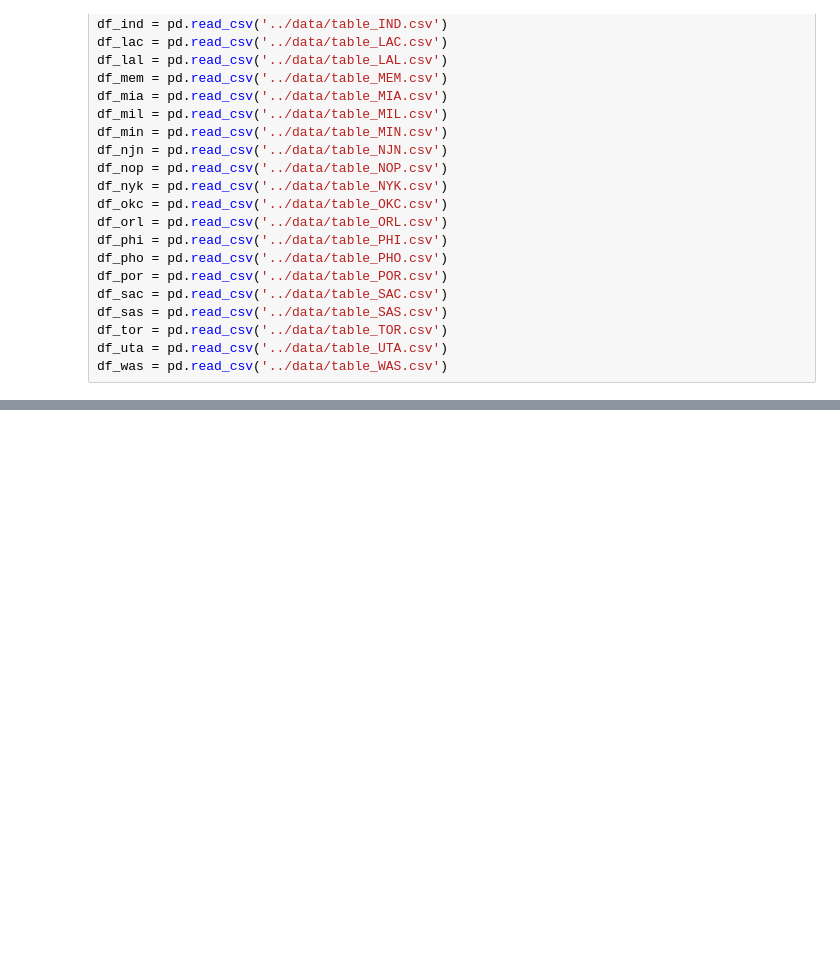
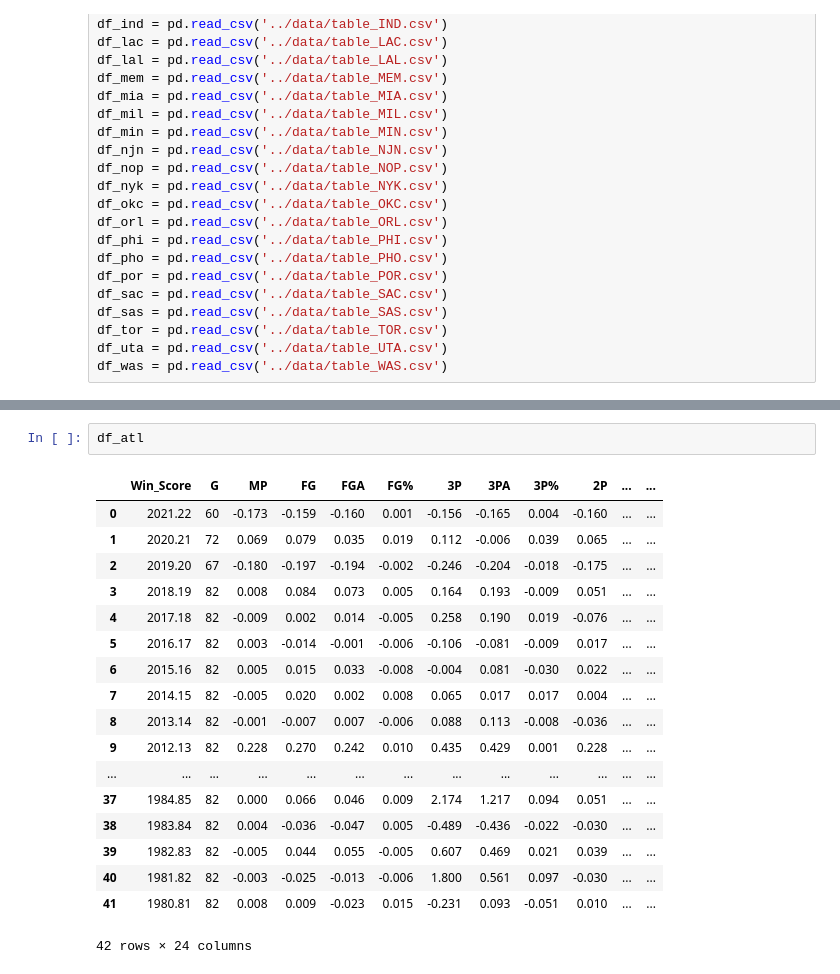
Before and after one commit to almulldreyer/machine-learning-project-4, a Jupyter notebook: main/Random_forest.ipynb, the cells around one changed output, grey strips where cells are left out. Saved outputs shown, nothing was run; the diff lists cells and outputs as text; blank space fills up the shorter version.

```diff
--- a/main/Random_forest.ipynb
+++ b/main/Random_forest.ipynb
@@ -59,0 +44,21 @@ df_was = pd.read_csv('../data/table_WAS.csv')
+# %%
+df_atl
+# %% [output]
+|  | Win_Score | G | MP | FG | FGA | FG% | 3P | 3PA | 3P% | 2P | ... | ... |
+| 0 | 2021.22 | 60 | -0.173 | -0.159 | -0.160 | 0.001 | -0.156 | -0.165 | 0.004 | -0.160 | ... | ... |
+| 1 | 2020.21 | 72 | 0.069 | 0.079 | 0.035 | 0.019 | 0.112 | -0.006 | 0.039 | 0.065 | ... | ... |
+| 2 | 2019.20 | 67 | -0.180 | -0.197 | -0.194 | -0.002 | -0.246 | -0.204 | -0.018 | -0.175 | ... | ... |
+| 3 | 2018.19 | 82 | 0.008 | 0.084 | 0.073 | 0.005 | 0.164 | 0.193 | -0.009 | 0.051 | ... | ... |
+| 4 | 2017.18 | 82 | -0.009 | 0.002 | 0.014 | -0.005 | 0.258 | 0.190 | 0.019 | -0.076 | ... | ... |
+| 5 | 2016.17 | 82 | 0.003 | -0.014 | -0.001 | -0.006 | -0.106 | -0.081 | -0.009 | 0.017 | ... | ... |
+| 6 | 2015.16 | 82 | 0.005 | 0.015 | 0.033 | -0.008 | -0.004 | 0.081 | -0.030 | 0.022 | ... | ... |
+| 7 | 2014.15 | 82 | -0.005 | 0.020 | 0.002 | 0.008 | 0.065 | 0.017 | 0.017 | 0.004 | ... | ... |
+| 8 | 2013.14 | 82 | -0.001 | -0.007 | 0.007 | -0.006 | 0.088 | 0.113 | -0.008 | -0.036 | ... | ... |
+| 9 | 2012.13 | 82 | 0.228 | 0.270 | 0.242 | 0.010 | 0.435 | 0.429 | 0.001 | 0.228 | ... | ... |
+| ... | ... | ... | ... | ... | ... | ... | ... | ... | ... | ... | ... | ... |
+| 37 | 1984.85 | 82 | 0.000 | 0.066 | 0.046 | 0.009 | 2.174 | 1.217 | 0.094 | 0.051 | ... | ... |
+| 38 | 1983.84 | 82 | 0.004 | -0.036 | -0.047 | 0.005 | -0.489 | -0.436 | -0.022 | -0.030 | ... | ... |
+| 39 | 1982.83 | 82 | -0.005 | 0.044 | 0.055 | -0.005 | 0.607 | 0.469 | 0.021 | 0.039 | ... | ... |
+| 40 | 1981.82 | 82 | -0.003 | -0.025 | -0.013 | -0.006 | 1.800 | 0.561 | 0.097 | -0.030 | ... | ... |
+| 41 | 1980.81 | 82 | 0.008 | 0.009 | -0.023 | 0.015 | -0.231 | 0.093 | -0.051 | 0.010 | ... | ... |
+42 rows × 24 columns
```
Also changed, not shown: parts of 3 cells of this notebook, 31 other files.
